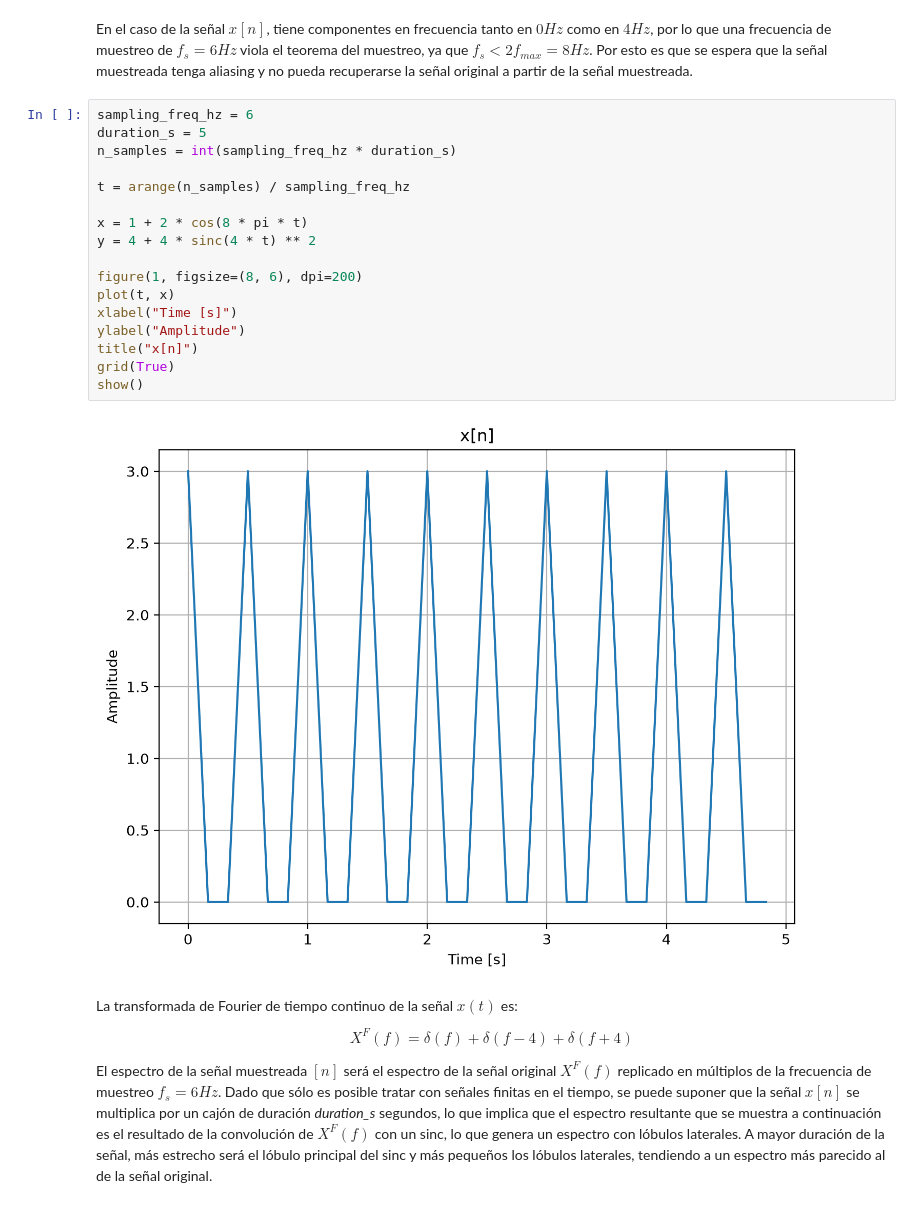
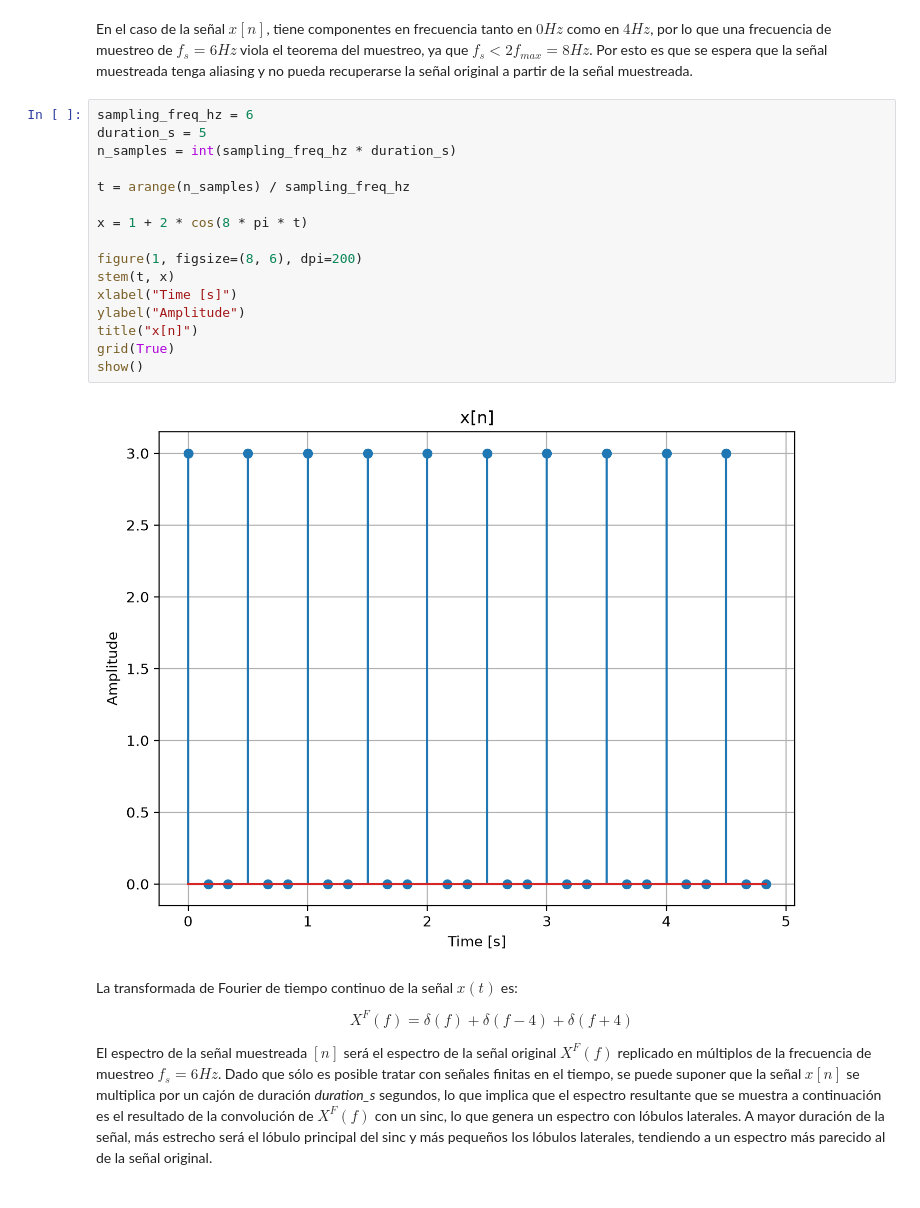
Before and after one commit to estanislaocrivos/digital-signal-processing-course, a Jupyter notebook: gp-02/ej-02.ipynb, the cells around one changed output. Drawn from its saved outputs; the diff is of its cells as text.

```diff
--- a/gp-02/ej-02.ipynb
+++ b/gp-02/ej-02.ipynb
@@ -30,22 +29,21 @@ En el caso de la señal $x[n]$, tiene componentes en frecuencia tanto en $0Hz$ c
 # %%
 sampling_freq_hz = 6
 duration_s = 5
 n_samples = int(sampling_freq_hz * duration_s)
 
 t = arange(n_samples) / sampling_freq_hz
 
 x = 1 + 2 * cos(8 * pi * t)
-y = 4 + 4 * sinc(4 * t) ** 2
 
 figure(1, figsize=(8, 6), dpi=200)
-plot(t, x)
+stem(t, x)
 xlabel("Time [s]")
 ylabel("Amplitude")
 title("x[n]")
 grid(True)
 show()
 # %% [output]
-[figure, old version]
+[figure, new version]
 # %% [markdown]
 La transformada de Fourier de tiempo continuo de la señal $x(t)$ es:
 
```
Also changed, not shown: parts of 10 cells of this notebook.
